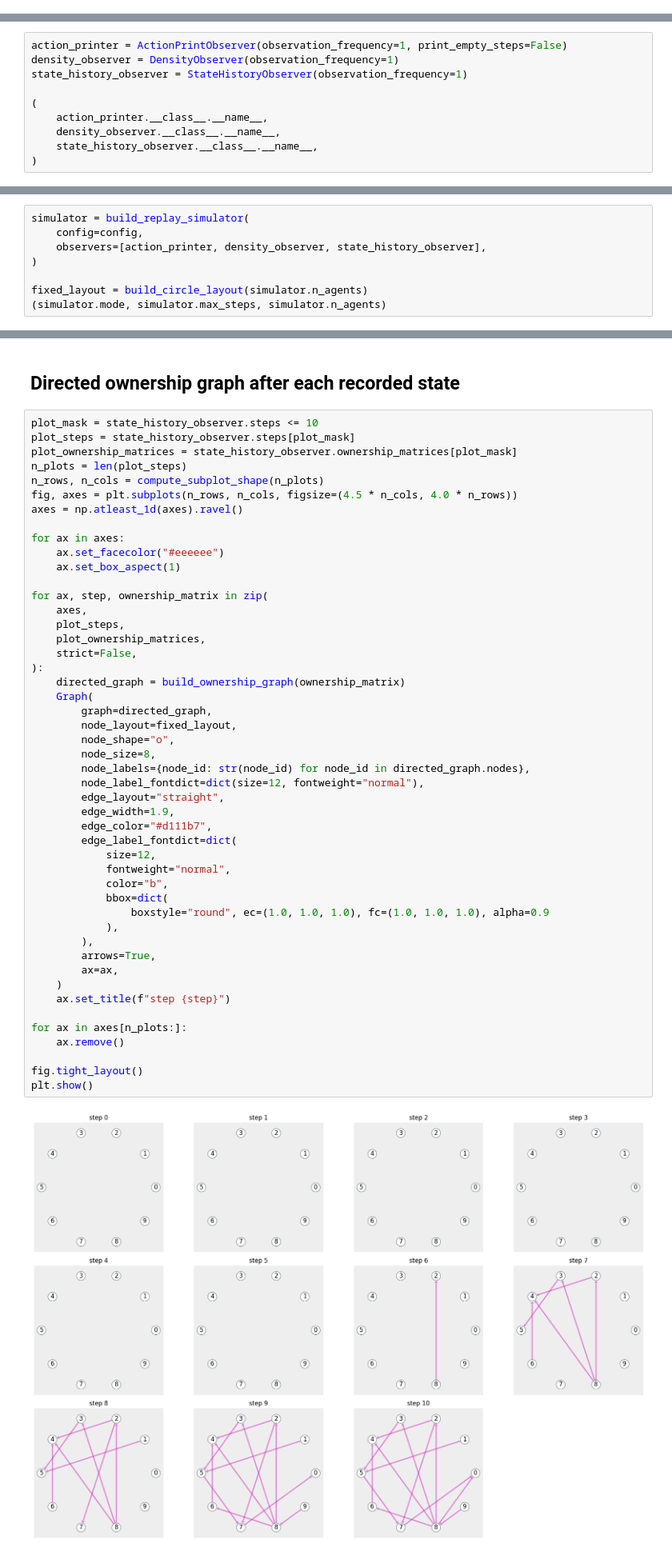
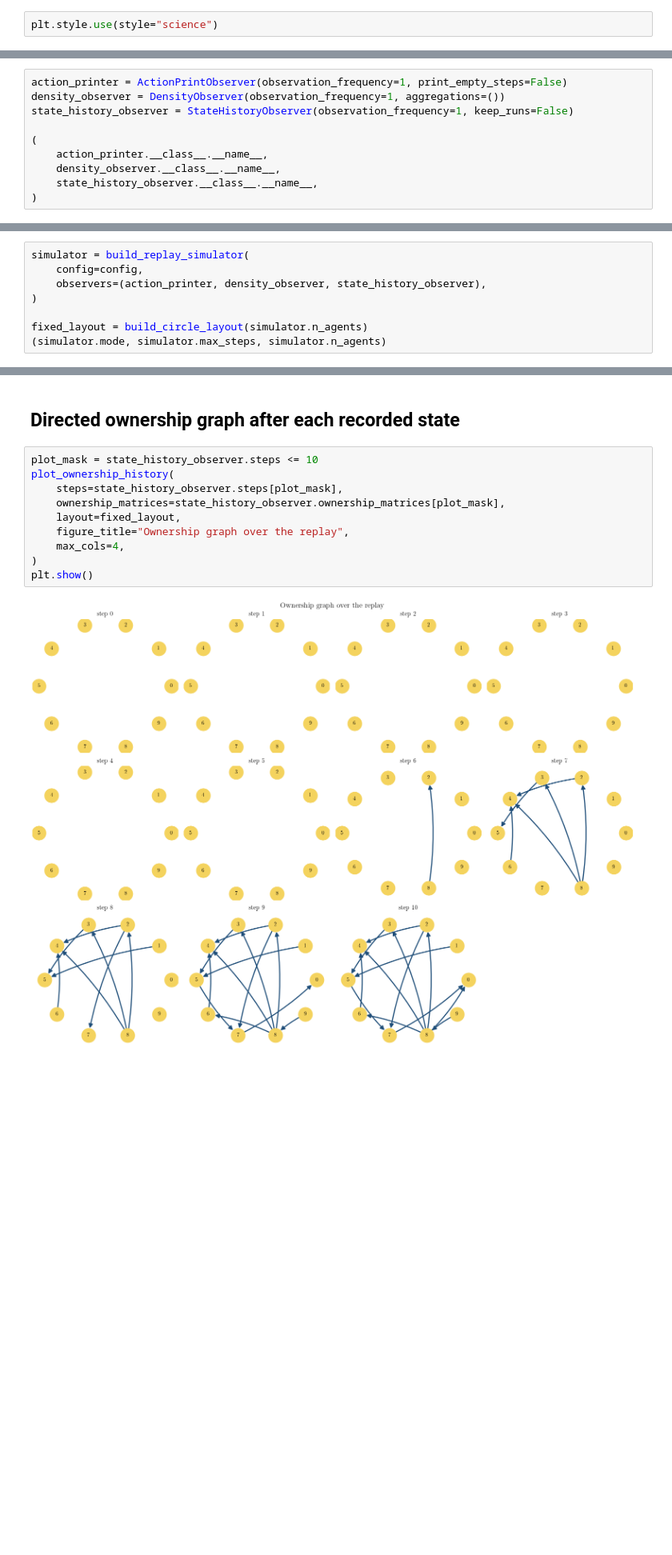
Before and after one commit to hdahmou/Network_creation, a Jupyter notebook: notebooks/replay_game.ipynb, the cells around one changed output, grey strips where cells are left out. Shown at 80% size. Drawn from its saved outputs; the diff is of its cells as text; blank space fills up the shorter version.

```diff
--- a/notebooks/replay_game.ipynb
+++ b/notebooks/replay_game.ipynb
@@ -33 +36,3 @@ from network_creation.observers.state_history_observer import StateHistoryObserv
+# %%
+plt.style.use(style="science")
 # %%
@@ -90,8 +53,8 @@ available_configs[:5]
 ## Observer settings
 # %%
 action_printer = ActionPrintObserver(observation_frequency=1, print_empty_steps=False)
-density_observer = DensityObserver(observation_frequency=1)
-state_history_observer = StateHistoryObserver(observation_frequency=1)
+density_observer = DensityObserver(observation_frequency=1, aggregations=())
+state_history_observer = StateHistoryObserver(observation_frequency=1, keep_runs=False)
 
 (
     action_printer.__class__.__name__,
@@ -110,7 +73,7 @@ Choi2020ReplayConfig(group_size=10, session_id=1, group_id=1, round_id=2, source
 # %%
 simulator = build_replay_simulator(
     config=config,
-    observers=[action_printer, density_observer, state_history_observer],
+    observers=(action_printer, density_observer, state_history_observer),
 )
 
 fixed_layout = build_circle_layout(simulator.n_agents)
@@ -146,54 +113,16 @@ last_modified_step: 358
 ## Directed ownership graph after each recorded state
 # %%
 plot_mask = state_history_observer.steps <= 10
-plot_steps = state_history_observer.steps[plot_mask]
-plot_ownership_matrices = state_history_observer.ownership_matrices[plot_mask]
-n_plots = len(plot_steps)
-n_rows, n_cols = compute_subplot_shape(n_plots)
-fig, axes = plt.subplots(n_rows, n_cols, figsize=(4.5 * n_cols, 4.0 * n_rows))
-axes = np.atleast_1d(axes).ravel()
-
-for ax in axes:
-    ax.set_facecolor("#eeeeee")
-    ax.set_box_aspect(1)
-
-for ax, step, ownership_matrix in zip(
-    axes,
-    plot_steps,
-    plot_ownership_matrices,
-    strict=False,
-):
-    directed_graph = build_ownership_graph(ownership_matrix)
-    Graph(
-        graph=directed_graph,
-        node_layout=fixed_layout,
-        node_shape="o",
-        node_size=8,
-        node_labels={node_id: str(node_id) for node_id in directed_graph.nodes},
-        node_label_fontdict=dict(size=12, fontweight="normal"),
-        edge_layout="straight",
-        edge_width=1.9,
-        edge_color="#d111b7",
-        edge_label_fontdict=dict(
-            size=12,
-            fontweight="normal",
-            color="b",
-            bbox=dict(
-                boxstyle="round", ec=(1.0, 1.0, 1.0), fc=(1.0, 1.0, 1.0), alpha=0.9
-            ),
-        ),
-        arrows=True,
-        ax=ax,
-    )
-    ax.set_title(f"step {step}")
-
-for ax in axes[n_plots:]:
-    ax.remove()
-
-fig.tight_layout()
+plot_ownership_history(
+    steps=state_history_observer.steps[plot_mask],
+    ownership_matrices=state_history_observer.ownership_matrices[plot_mask],
+    layout=fixed_layout,
+    figure_title="Ownership graph over the replay",
+    max_cols=4,
+)
 plt.show()
 # %% [output]
-[figure, old version]
+[figure, new version]
 # %% [markdown]
 ## Density across the replay
 # %%
```
Also changed, not shown: parts of 5 cells of this notebook, 33 other files.
